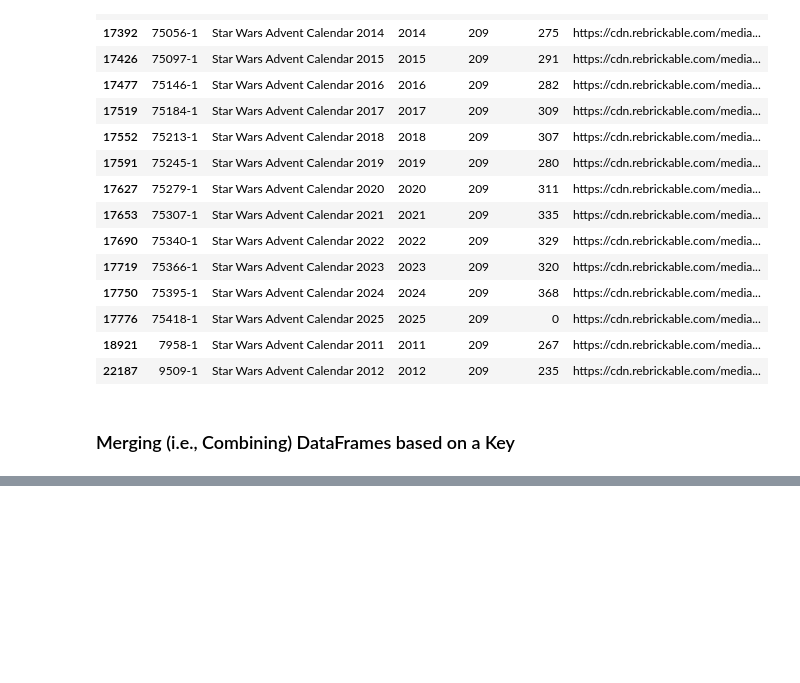
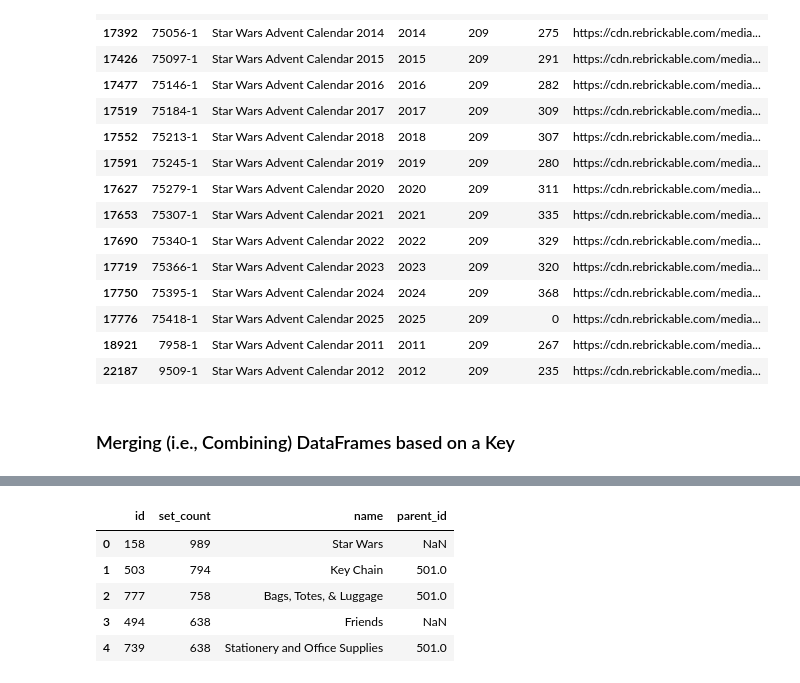
Before and after one commit to AndyRoy04/100DaysOfCode_Python, a Jupyter notebook: Day_74/Lego_Analysis_for_Course_(start).ipynb, the cells around one changed output, grey strips where cells are left out. Cells and saved outputs as stored; diff of their text form; code cells hidden in the pictures; blank space fills up the shorter version.

```diff
--- a/Day_74/Lego_Analysis_for_Course_(start).ipynb
+++ b/Day_74/Lego_Analysis_for_Course_(start).ipynb
@@ -338,0 +352,10 @@ sets[sets['theme_id'] == 209]
+# %%
+merge_df = pd.merge(set_theme_count, themes, on='id')
+merge_df[:5].sort_values(by='set_count', ascending=False)
+# %% [output]
+|  | id | set_count | name | parent_id |
+| 0 | 158 | 989 | Star Wars | NaN |
+| 1 | 503 | 794 | Key Chain | 501.0 |
+| 2 | 777 | 758 | Bags, Totes, & Luggage | 501.0 |
+| 3 | 494 | 638 | Friends | NaN |
+| 4 | 739 | 638 | Stationery and Office Supplies | 501.0 |
```
Also changed, not shown: parts of 3 cells of this notebook.
